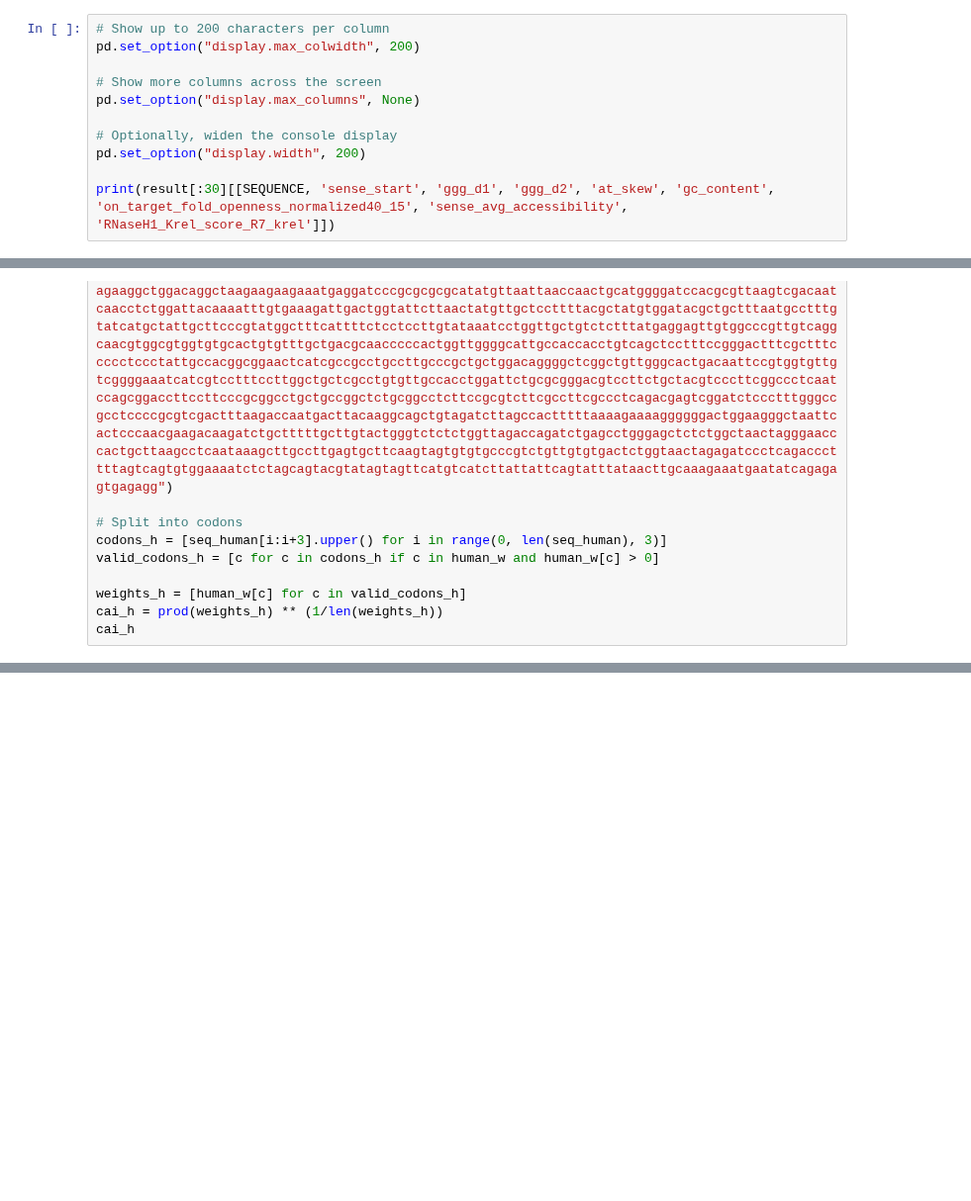
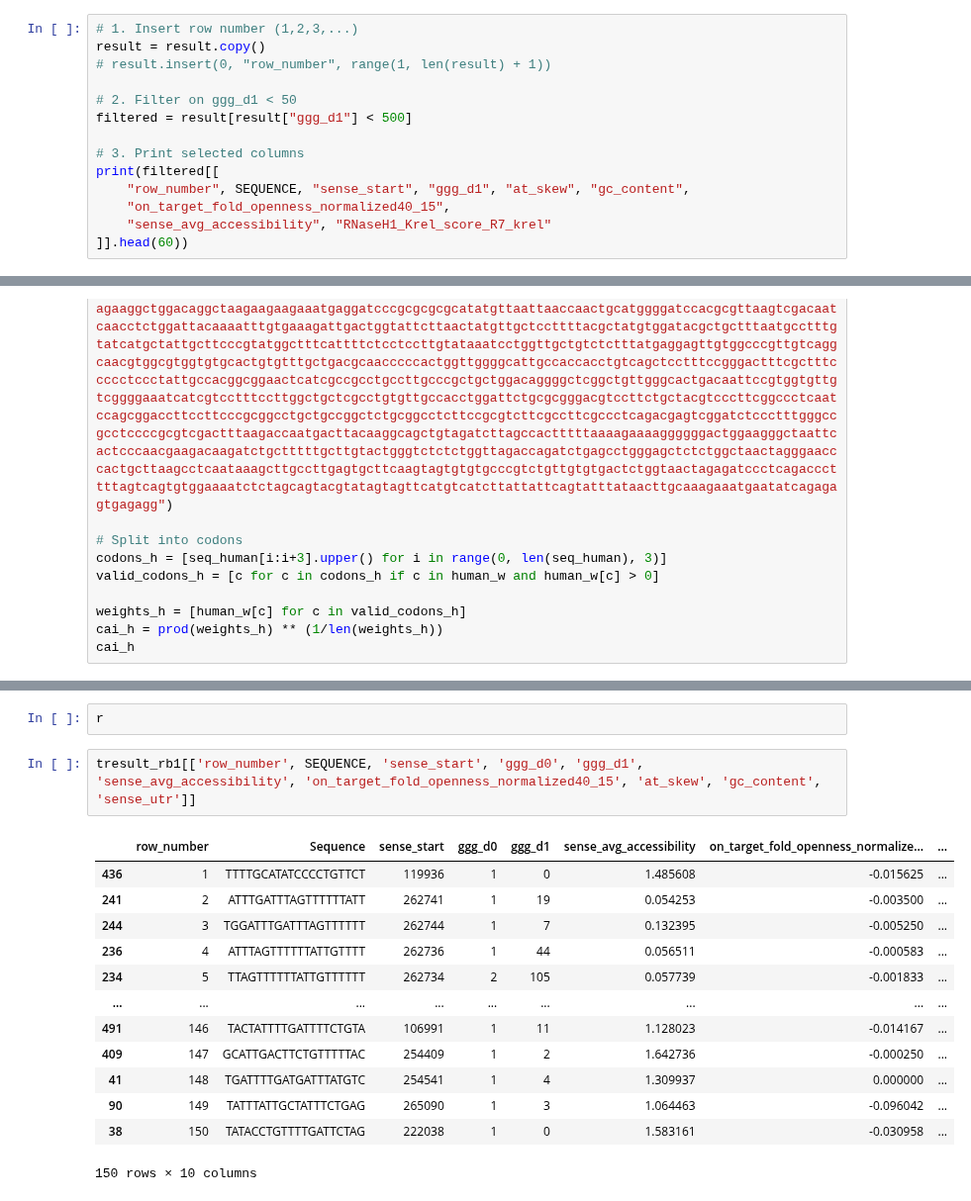
Before and after one commit to RedPenguin100/ASOdesign, a Jupyter notebook: scripts/Models/Model2.ipynb, the cells around one changed output, grey strips where cells are left out. Shown at 99% size. Cells and saved outputs as stored; diff of their text form; blank space fills up the shorter version.

```diff
--- a/scripts/Models/Model2.ipynb
+++ b/scripts/Models/Model2.ipynb
@@ -1020,12 +1105,15 @@ KeyboardInterrupt:
 # %%
-# Show up to 200 characters per column
-pd.set_option("display.max_colwidth", 200)
+# 1. Insert row number (1,2,3,...)
+result = result.copy()
+# result.insert(0, "row_number", range(1, len(result) + 1))
 
-# Show more columns across the screen
-pd.set_option("display.max_columns", None)
+# 2. Filter on ggg_d1 < 50
+filtered = result[result["ggg_d1"] < 500]
 
-# Optionally, widen the console display
-pd.set_option("display.width", 200)
-
-print(result[:30][[SEQUENCE, 'sense_start', 'ggg_d1', 'ggg_d2', 'at_skew', 'gc_content', 'on_target_fold_openness_normalized40_15', 'sense_avg_accessibility', 'RNaseH1_Krel_score_R7_krel']])
+# 3. Print selected columns
+print(filtered[[
+    "row_number", SEQUENCE, "sense_start", "ggg_d1", "at_skew", "gc_content",
+    "on_target_fold_openness_normalized40_15",
+    "sense_avg_accessibility", "RNaseH1_Krel_score_R7_krel"
+]].head(60))
 # %% [output]
@@ -1162,0 +2323,18 @@ cai_h
+# %%
+r
+# %%
+tresult_rb1[['row_number', SEQUENCE, 'sense_start', 'ggg_d0', 'ggg_d1', 'sense_avg_accessibility', 'on_target_fold_openness_normalized40_15', 'at_skew', 'gc_content', 'sense_utr']]
+# %% [output]
+|  | row_number | Sequence | sense_start | ggg_d0 | ggg_d1 | sense_avg_accessibility | on_target_fold_openness_normalize... | ... |
+| 436 | 1 | TTTTGCATATCCCCTGTTCT | 119936 | 1 | 0 | 1.485608 | -0.015625 | ... |
+| 241 | 2 | ATTTGATTTAGTTTTTTATT | 262741 | 1 | 19 | 0.054253 | -0.003500 | ... |
+| 244 | 3 | TGGATTTGATTTAGTTTTTT | 262744 | 1 | 7 | 0.132395 | -0.005250 | ... |
+| 236 | 4 | ATTTAGTTTTTTATTGTTTT | 262736 | 1 | 44 | 0.056511 | -0.000583 | ... |
+| 234 | 5 | TTAGTTTTTTATTGTTTTTT | 262734 | 2 | 105 | 0.057739 | -0.001833 | ... |
+| ... | ... | ... | ... | ... | ... | ... | ... | ... |
+| 491 | 146 | TACTATTTTGATTTTCTGTA | 106991 | 1 | 11 | 1.128023 | -0.014167 | ... |
+| 409 | 147 | GCATTGACTTCTGTTTTTAC | 254409 | 1 | 2 | 1.642736 | -0.000250 | ... |
+| 41 | 148 | TGATTTTGATGATTTATGTC | 254541 | 1 | 4 | 1.309937 | 0.000000 | ... |
+| 90 | 149 | TATTTATTGCTATTTCTGAG | 265090 | 1 | 3 | 1.064463 | -0.096042 | ... |
+| 38 | 150 | TATACCTGTTTTGATTCTAG | 222038 | 1 | 0 | 1.583161 | -0.030958 | ... |
+150 rows × 10 columns
```
Also changed, not shown: parts of 58 cells of this notebook, 7 other files.
